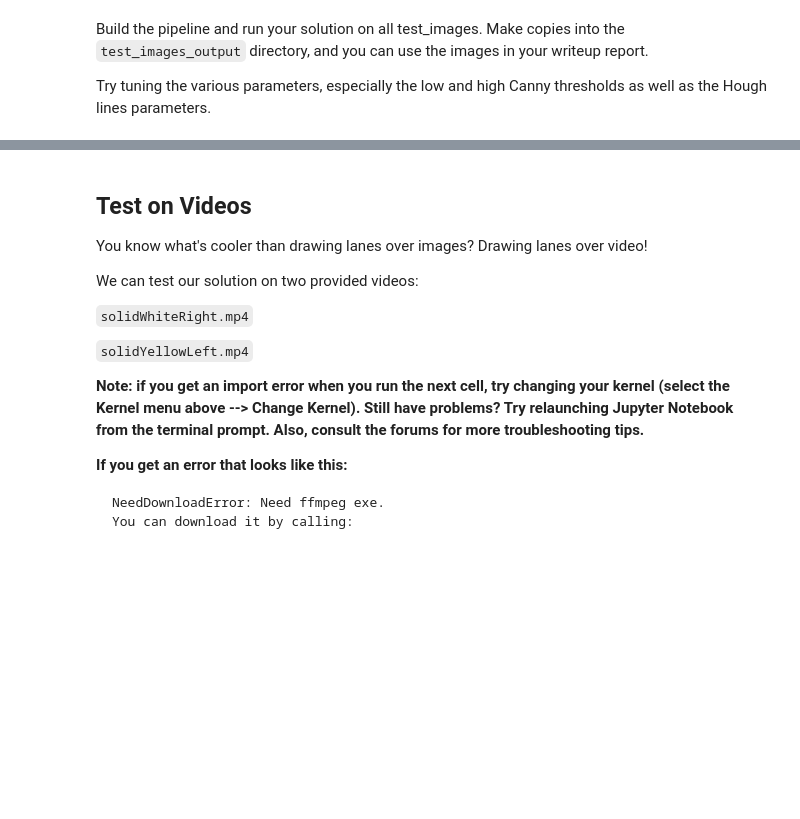
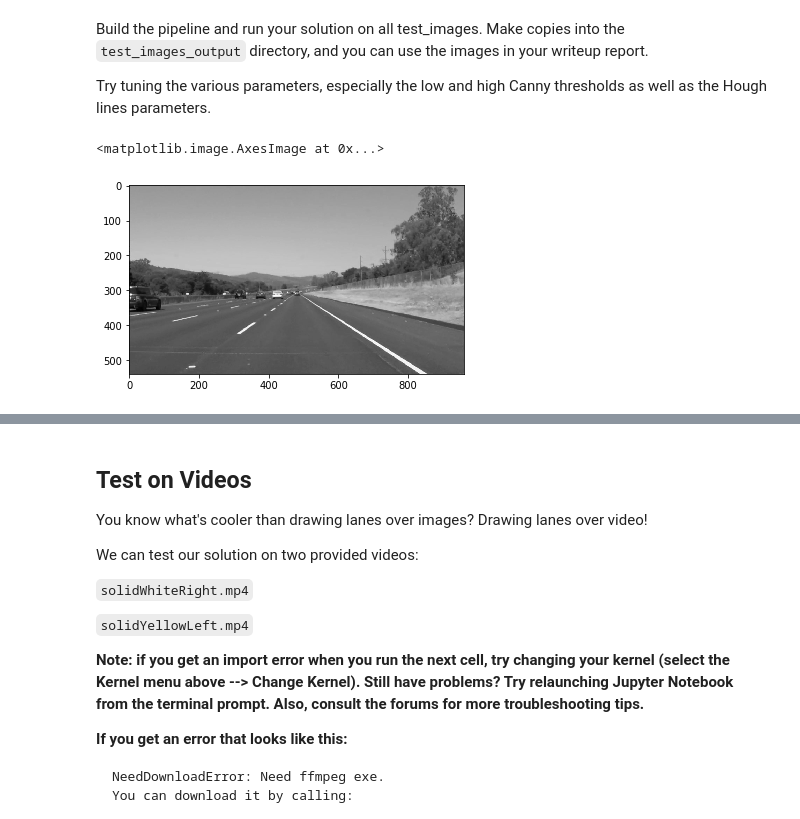
Before and after one commit to morningbob/Udacity_Self_Driving_Car_Nanodegree, a Jupyter notebook: P1.ipynb, the cells around one changed output, grey strips where cells are left out. Drawn from its saved outputs; the diff is of its cells as text; code cells hidden in the pictures; blank space fills up the shorter version.

```diff
--- a/P1.ipynb
+++ b/P1.ipynb
@@ -221,0 +196,14 @@ apex = [450, 300]
+# %%
+# TODO: Build your pipeline that will draw lane lines on the test_images
+# then save them to the test_images_output directory.
+ysize = image.shape[0]
+xsize = image.shape[1]
+image_copy = np.copy(image)
+image_gray = grayscale(image_copy)
+plt.imshow(image_gray, cmap='gray')
+
+
+#blur_gray = cv2.GaussianBlur(image_gray,(kernel_size, kernel_size),0)
+# %% [output]
+<matplotlib.image.AxesImage at 0x...>
+[figure, added]
```
Also changed, not shown: parts of 6 cells of this notebook.
